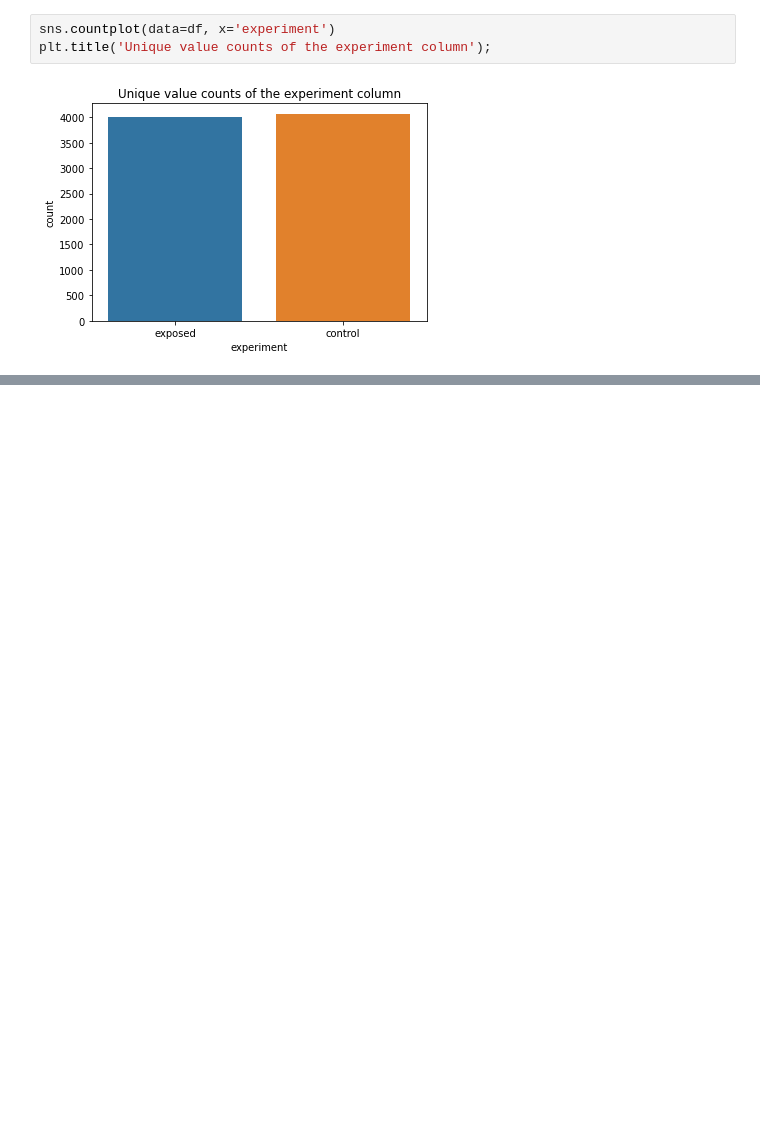
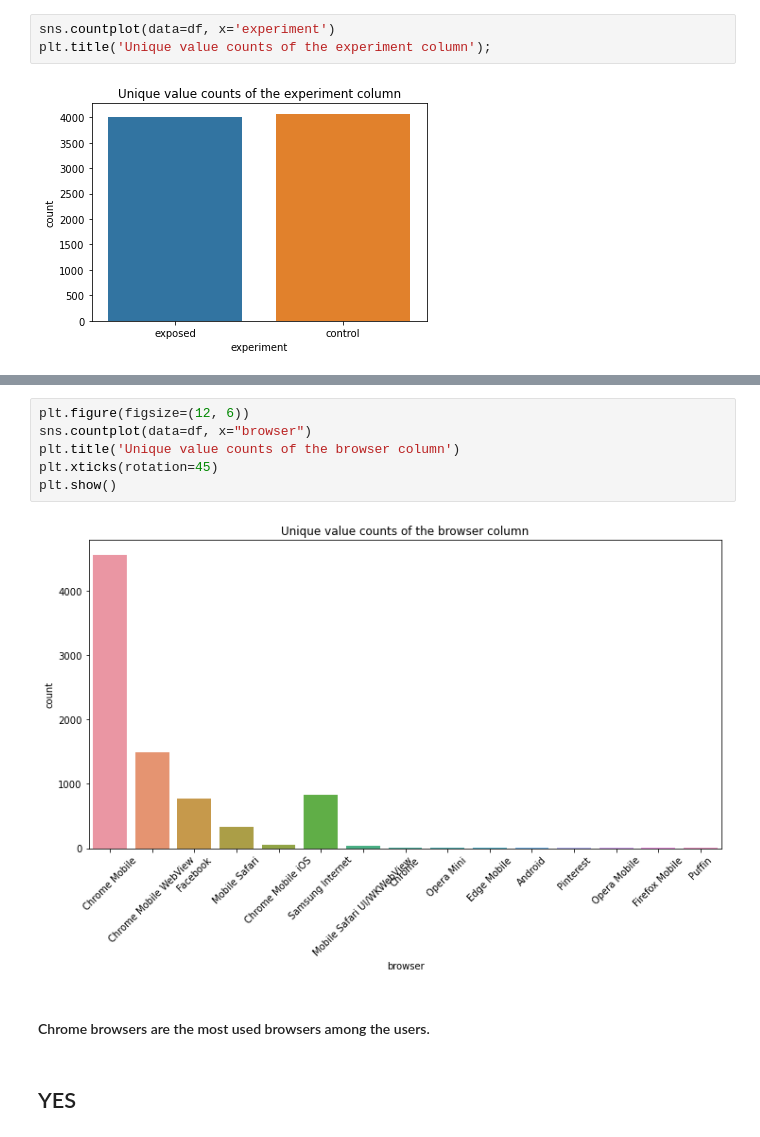
Before and after one commit to AB-Hypothesis-Testing/AB-Testing, a Jupyter notebook: notebooks/EDA.ipynb, the cells around one changed output, grey strips where cells are left out. Saved outputs shown, nothing was run; the diff lists cells and outputs as text; blank space fills up the shorter version.

```diff
--- a/notebooks/EDA.ipynb
+++ b/notebooks/EDA.ipynb
@@ -112,0 +235,12 @@ plt.title('Unique value counts of the experiment column');
+# %%
+plt.figure(figsize=(12, 6))
+sns.countplot(data=df, x="browser")
+plt.title('Unique value counts of the browser column')
+plt.xticks(rotation=45)
+plt.show()
+# %% [output]
+[figure, added]
+# %% [markdown]
+#### Chrome browsers are the most used browsers among the users.
+# %% [markdown]
+## YES
```
Also changed, not shown: parts of 41 cells of this notebook.
